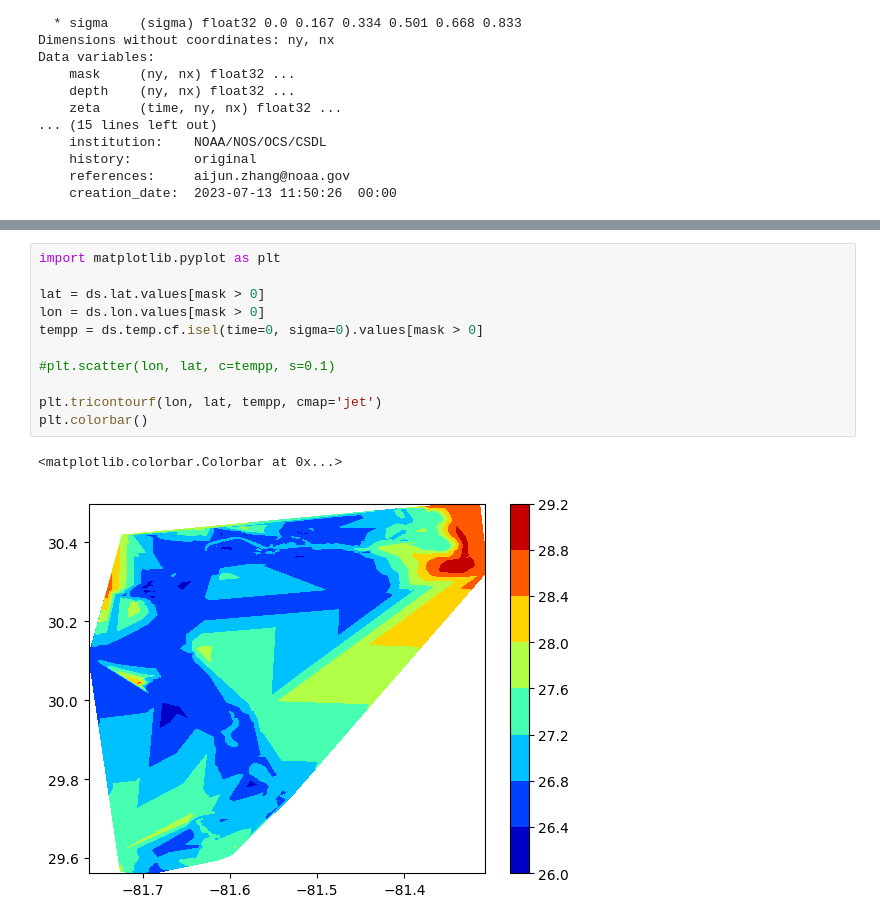
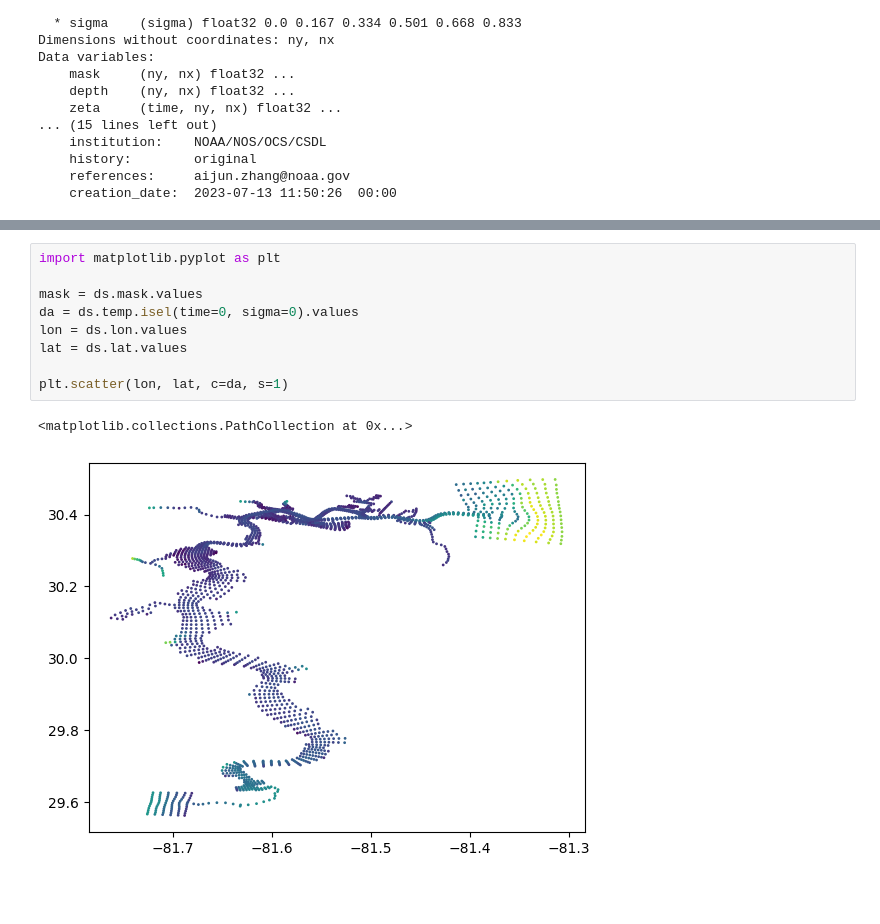
Before and after one commit to mpiannucci/ocean-notebooks, a Jupyter notebook: sjrofs.ipynb, the cells around one changed output, grey strips where cells are left out. Saved outputs shown, nothing was run; the diff lists cells and outputs as text; blank space fills up the shorter version.

```diff
--- a/sjrofs.ipynb
+++ b/sjrofs.ipynb
@@ -33,14 +26,12 @@ mask.plot()
 # %%
 import matplotlib.pyplot as plt
 
-lat = ds.lat.values[mask > 0]
-lon = ds.lon.values[mask > 0]
-tempp = ds.temp.cf.isel(time=0, sigma=0).values[mask > 0]
+mask = ds.mask.values
+da = ds.temp.isel(time=0, sigma=0).values
+lon = ds.lon.values
+lat = ds.lat.values
 
-#plt.scatter(lon, lat, c=tempp, s=0.1)
-
-plt.tricontourf(lon, lat, tempp, cmap='jet')
-plt.colorbar()
+plt.scatter(lon, lat, c=da, s=1)
 # %% [output]
-<matplotlib.colorbar.Colorbar at 0x...>
+<matplotlib.collections.PathCollection at 0x...>
-[figure, old version]
+[figure, new version]
```
Also changed, not shown: parts of 3 cells of this notebook.
